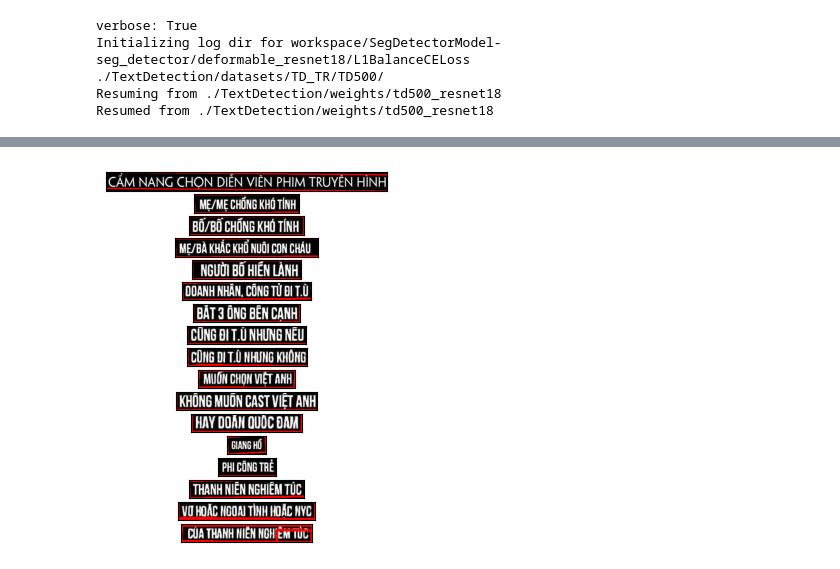
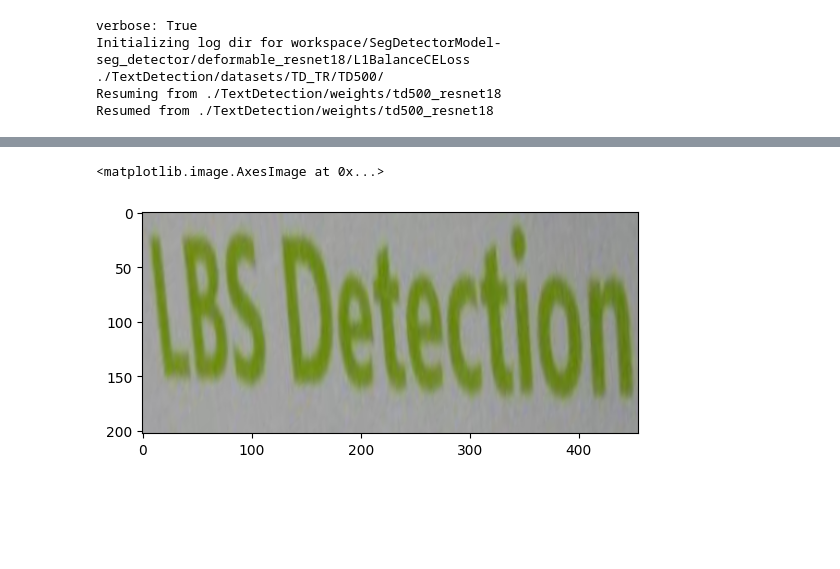
Before and after one commit to HoVDuc/Vietnamese-OCR, a Jupyter notebook: demo.ipynb, the cells around one changed output, grey strips where cells are left out. Saved outputs shown, nothing was run; the diff lists cells and outputs as text; code cells hidden in the pictures; blank space fills up the shorter version.

```diff
--- a/demo.ipynb
+++ b/demo.ipynb
@@ -61,4 +49,4 @@ from postprocess import PostProcess
 
 image = np.array(image)
 post = PostProcess()
-imgs = post(image, contours)
+imgs = post(image, contours, unclip_ratio=0.5)
@@ -90,9 +53,5 @@ plt.imshow(image)
-# %%
-n = len(imgs)
-for i in range(n):
-    plt.subplot(n, 1, i+1)
-    plt.imshow(imgs[i])
-    plt.xticks([])
-    plt.yticks([])
-# %% [output]
-[figure, removed]
+# %%
+plt.imshow(imgs[2])
+# %% [output]
+<matplotlib.image.AxesImage at 0x...>
+[figure, added]
```
Also changed, not shown: parts of 6 cells of this notebook, 1 other file.
